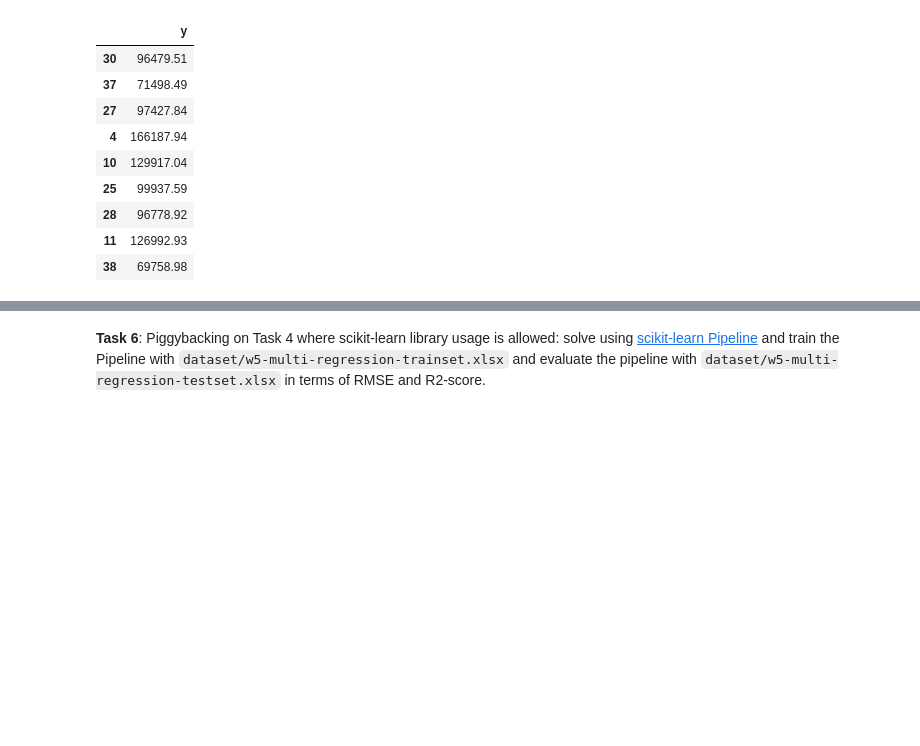
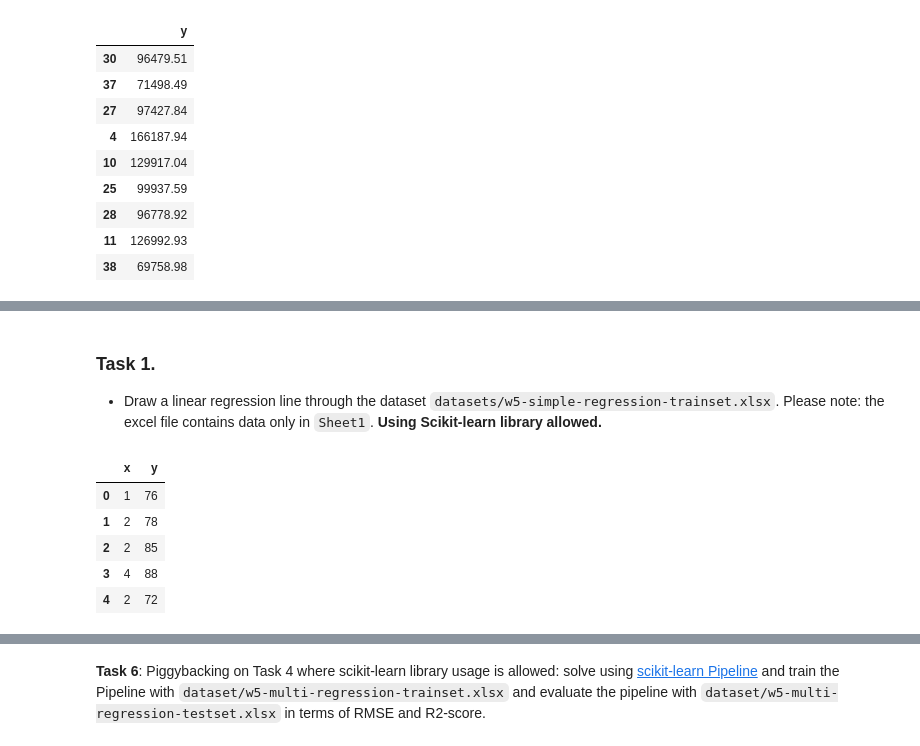
Before and after one commit to natalie2nguyen/MachineLearning, a Jupyter notebook: week6.ipynb, the cells around one changed output, grey strips where cells are left out. Drawn from its saved outputs; the diff is of its cells as text; code cells hidden in the pictures; blank space fills up the shorter version.

```diff
--- a/week6.ipynb
+++ b/week6.ipynb
@@ -189,0 +189,13 @@ plt.show()
+# %% [markdown]
+### Task 1.
+- Draw a linear regression line through the dataset `datasets/w5-simple-regression-trainset.xlsx`. Please note: the excel file contains data only in `Sheet1`. **Using Scikit-learn library allowed.**
+# %%
+df = pd.read_excel('datasets/w5-simple-regression-trainset.xlsx')
+df.head()
+# %% [output]
+|  | x | y |
+| 0 | 1 | 76 |
+| 1 | 2 | 78 |
+| 2 | 2 | 85 |
+| 3 | 4 | 88 |
+| 4 | 2 | 72 |
```
Also changed, not shown: parts of 27 cells of this notebook.
